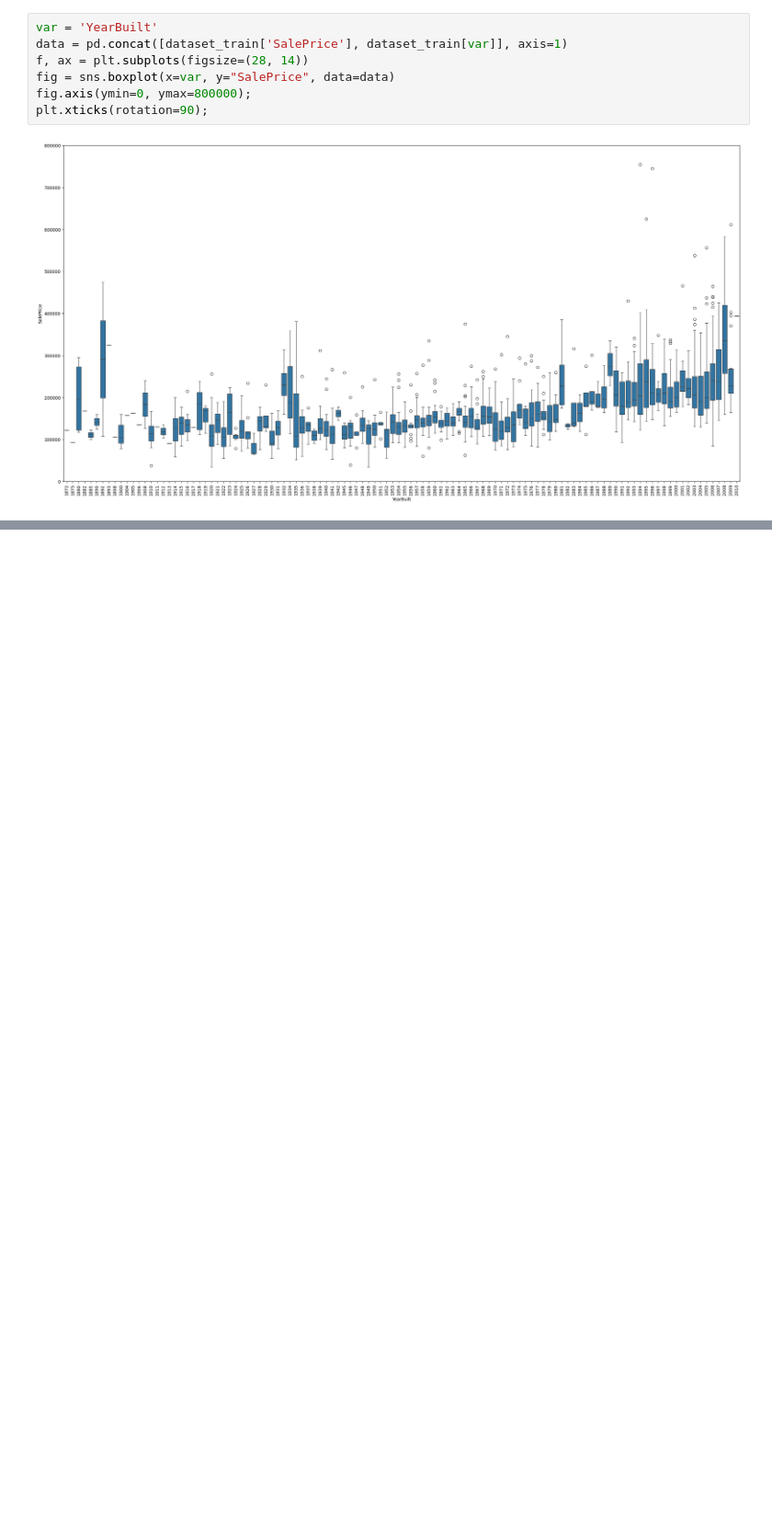
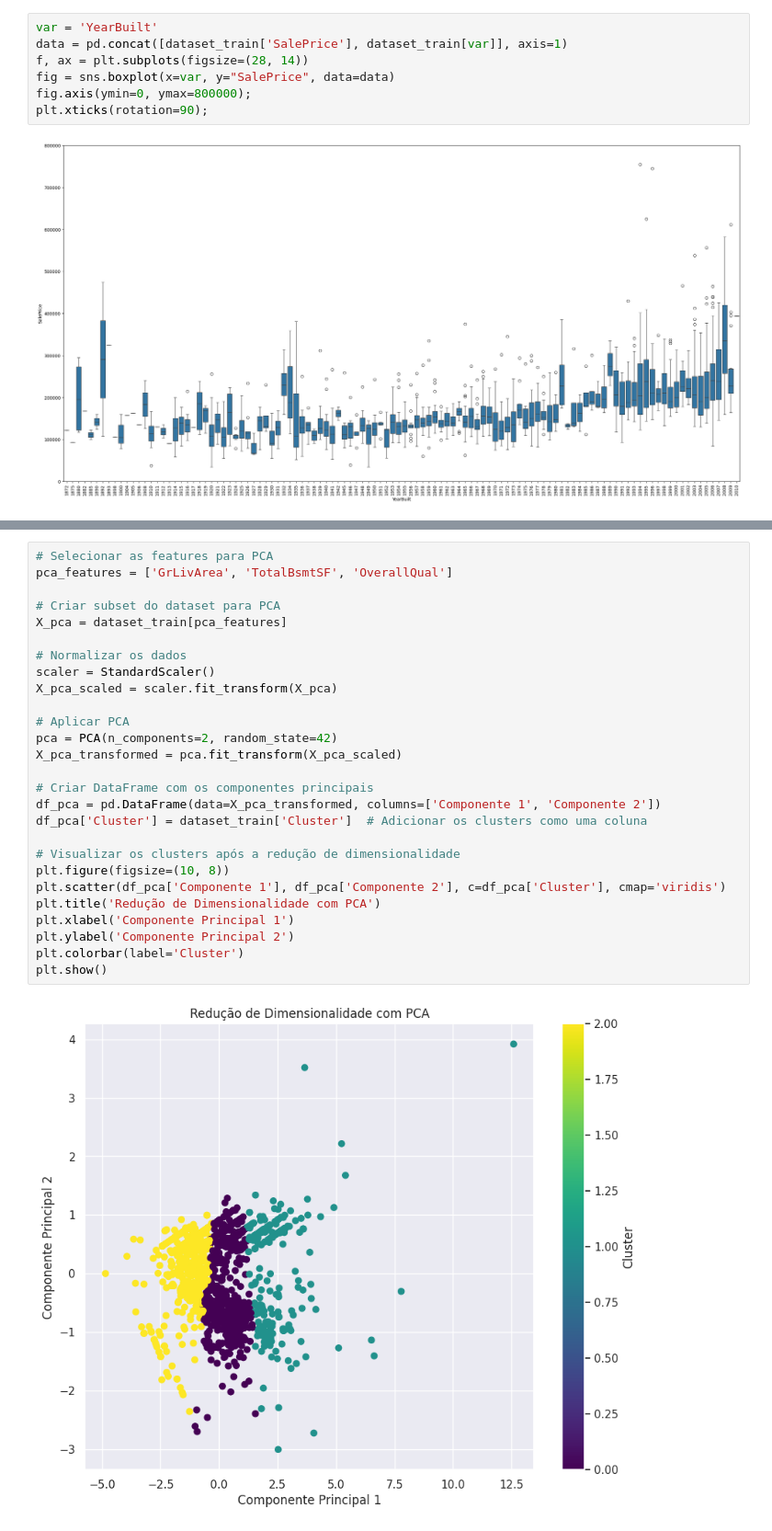
Before and after one commit to Higor-alv/DataAnalysis_C3, a Jupyter notebook: main.ipynb, the cells around one changed output, grey strips where cells are left out. Shown at 92% size. Cells and saved outputs as stored; diff of their text form; blank space fills up the shorter version.

```diff
--- a/main.ipynb
+++ b/main.ipynb
@@ -120,0 +302,29 @@ Com isso dito, vamos separar o que é relevante do que não é.
+# %%
+# Selecionar as features para PCA
+pca_features = ['GrLivArea', 'TotalBsmtSF', 'OverallQual']
+
+# Criar subset do dataset para PCA
+X_pca = dataset_train[pca_features]
+
+# Normalizar os dados
+scaler = StandardScaler()
+X_pca_scaled = scaler.fit_transform(X_pca)
+
+# Aplicar PCA
+pca = PCA(n_components=2, random_state=42)
+X_pca_transformed = pca.fit_transform(X_pca_scaled)
+
+# Criar DataFrame com os componentes principais
+df_pca = pd.DataFrame(data=X_pca_transformed, columns=['Componente 1', 'Componente 2'])
+df_pca['Cluster'] = dataset_train['Cluster']  # Adicionar os clusters como uma coluna
+
+# Visualizar os clusters após a redução de dimensionalidade
+plt.figure(figsize=(10, 8))
+plt.scatter(df_pca['Componente 1'], df_pca['Componente 2'], c=df_pca['Cluster'], cmap='viridis')
+plt.title('Redução de Dimensionalidade com PCA')
+plt.xlabel('Componente Principal 1')
+plt.ylabel('Componente Principal 2')
+plt.colorbar(label='Cluster')
+plt.show()
+# %% [output]
+[figure, added]
```
Also changed, not shown: parts of 18 cells of this notebook, 6 other files.
